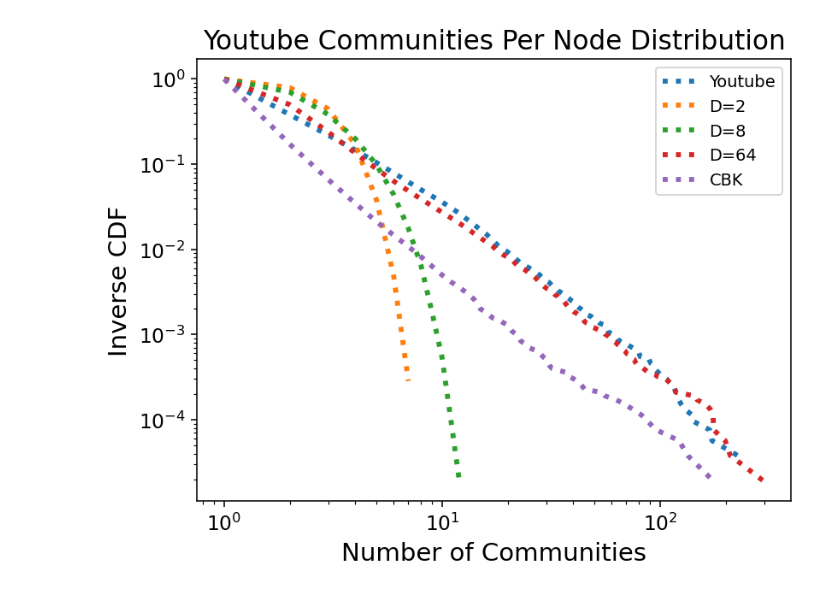
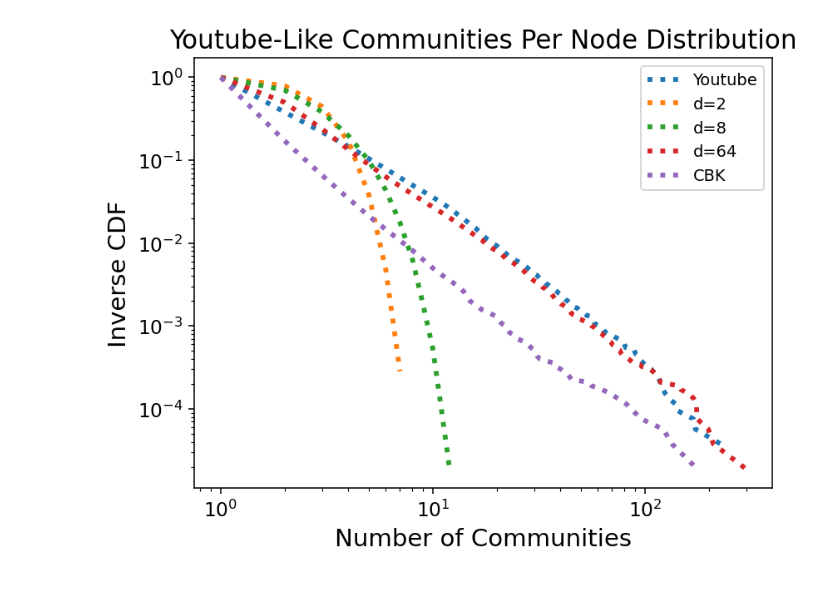
Before and after one commit to ftheberge/ABCDoo_Experiments, a Jupyter notebook: GraphProperties/communities_per_node.ipynb, the cells around one changed output. Saved outputs shown, nothing was run; the diff lists cells and outputs as text; code cells hidden in the pictures.

```diff
--- a/GraphProperties/communities_per_node.ipynb
+++ b/GraphProperties/communities_per_node.ipynb
@@ -13,13 +13,13 @@ _, abcdoo_d10 = load_coms("data/abcdoo_dblp_d64_com.dat", True)
 _, cbk = load_coms("data/cbk_dblp.dat", True)
 
 options = [real, abcdoo_d2, abcdoo_d5, abcdoo_d10, cbk]
-names = ["DBLP", "D=2", "D=8", "D=64", "CBK"]
+names = ["DBLP", "d=2", "d=8", "d=64", "CBK"]
 fig, ax = plt.subplots()
 for cs, name in zip(options, names):
     X = powerlaw.Fit([len(x) for x in cs], xmin=1)  # actual fit does not matter
     X.plot_ccdf(ax=ax, linewidth=3, original_data=False, linestyle=":", label=name)
 
-ax.set_title("DBLP Communities Per Node Distribution", fontsize=16)
+ax.set_title("DBLP-Like Communities Per Node Distribution", fontsize=16)
 ax.legend()
 ax.set_xlabel("Number of Communities", fontsize=15)
 ax.set_ylabel("Inverse CDF", fontsize=15)
@@ -42,13 +42,13 @@ _, abcdoo_d10 = load_coms("data/abcdoo_amazon_d64_com.dat", True)
 _, cbk = load_coms("data/cbk_amazon.dat", True)
 
 options = [real, abcdoo_d2, abcdoo_d5, abcdoo_d10, cbk]
-names = ["Amazon", "D=2", "D=8", "D=64", "CBK"]
+names = ["Amazon", "d=2", "d=8", "d=64", "CBK"]
 fig, ax = plt.subplots()
 for cs, name in zip(options, names):
     X = powerlaw.Fit([len(x) for x in cs], xmin=1) # actual fit does not matter
     X.plot_ccdf(ax=ax, linewidth=3, original_data=False, linestyle=":", label=name)
 
-ax.set_title("Amazon Communities Per Node Distribution", fontsize=16)
+ax.set_title("Amazon-Like Communities Per Node Distribution", fontsize=16)
 ax.legend()
 ax.set_xlabel("Number of Communities", fontsize=15)
 ax.set_ylabel("Inverse CDF", fontsize=15);
@@ -64,24 +64,24 @@ Values less than or equal to 0 in data. Throwing out 0 or negative values
 # %%
 ## Youtube graph
 g, coms = load_snap("data/com-youtube.ungraph.txt", "data/com-youtube.all.cmty.txt", drop_outliers=True)
 real = g.vs["comms"]
 _, abcdoo_d2 = load_coms("data/abcdoo_youtube_d2_com.dat", False)
 _, abcdoo_d5 = load_coms("data/abcdoo_youtube_d8_com.dat", False)
 _, abcdoo_d10 = load_coms("data/abcdoo_youtube_d64_com.dat", False)
 _, cbk = load_coms("data/cbk_youtube.dat", False)
 
 options = [real, abcdoo_d2, abcdoo_d5, abcdoo_d10, cbk]
-names = ["Youtube", "D=2", "D=8", "D=64", "CBK"]
+names = ["Youtube", "d=2", "d=8", "d=64", "CBK"]
 fig, ax = plt.subplots()
 for cs, name in zip(options, names):
     X = powerlaw.Fit([len(x) for x in cs], xmin=1)  # actual fit does not matter
     X.plot_ccdf(ax=ax, linewidth=3, original_data=False, linestyle=":", label=name)
 
-ax.set_title("Youtube Communities Per Node Distribution", fontsize=16)
+ax.set_title("Youtube-Like Communities Per Node Distribution", fontsize=16)
 ax.legend()
 ax.set_xlabel("Number of Communities", fontsize=15)
 ax.set_ylabel("Inverse CDF", fontsize=15);
 ax.tick_params(labelsize=12)
 fig.set_dpi(140)
 # %% [output]
-[figure, old version]
+[figure, new version]
```
Also changed, not shown: parts of 2 cells of this notebook.
